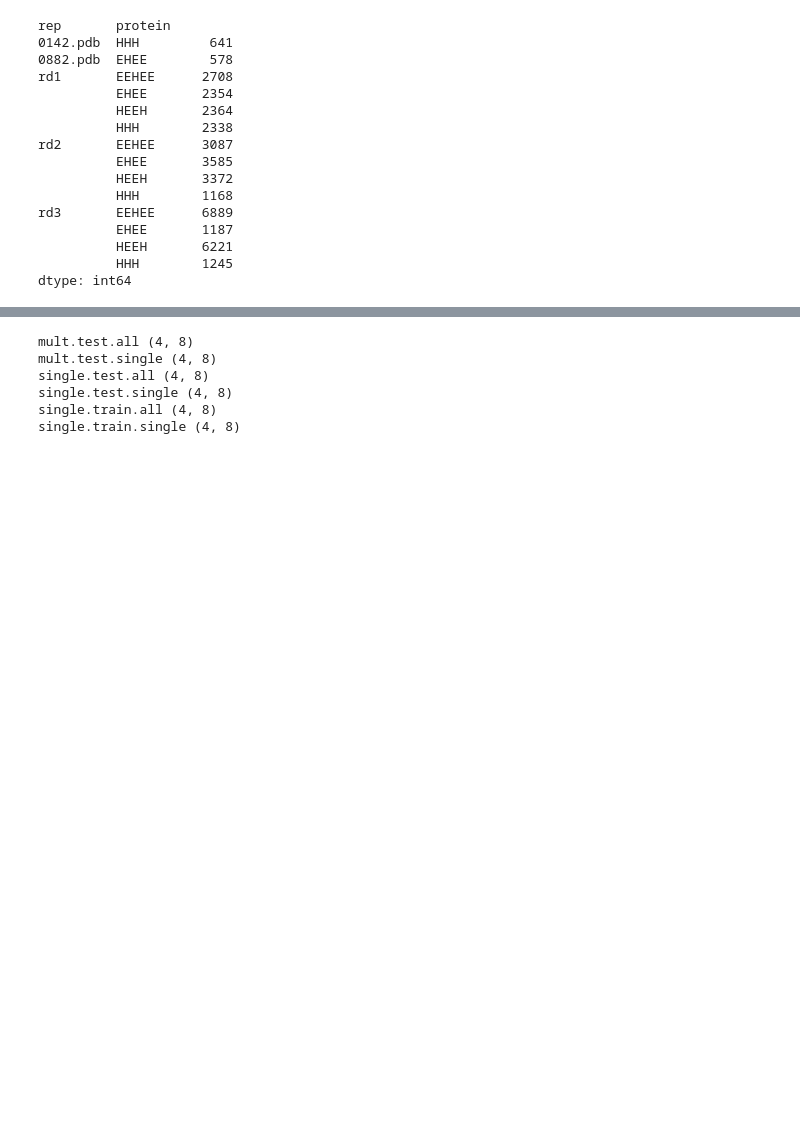
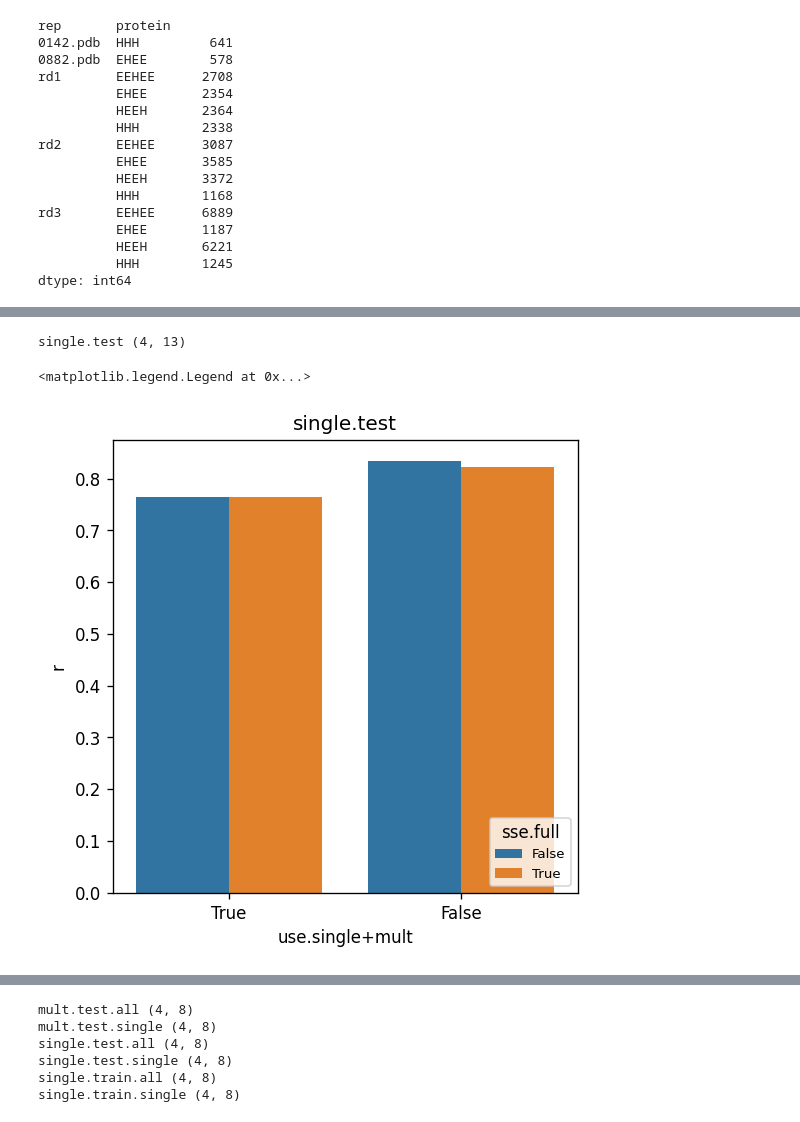
Before and after one commit to ilibarra/hackathon_2021_protein_stability, a Jupyter notebook: notebooks/train_n_test_submitted.ipynb, the cells around one changed output, grey strips where cells are left out. Saved outputs shown, nothing was run; the diff lists cells and outputs as text; code cells hidden in the pictures; blank space fills up the shorter version.

```diff
--- a/notebooks/train_n_test_submitted.ipynb
+++ b/notebooks/train_n_test_submitted.ipynb
@@ -50,6 +87,6 @@ import seaborn as sns
 # %%
-df['protein'] = df['name'].str.split('_').str[0]
-df['rep'] = df['name'].str.split('_').str[1]
+df['protein'] = df.index.str.split('_').str[0]
+df['rep'] = df.index.str.split('_').str[1]
 df.groupby(['rep', 'protein']).size()
 # %% [output]
 rep       protein
@@ -407,3 +524,19 @@ import seaborn as sns
+# %%
+label = 'single.test'
+grp = res[(res['label'] == 'single.test') & (res['n.epochs'] == 50)]
+
+rcParams['figure.figsize'] = 5, 5
+rcParams['figure.dpi'] = 120
+
+print(label, grp.shape)
+sns.barplot(data=grp, x='use.all', hue='use_simple_sse', y='r', order=[True, False])
+plt.xlabel('use.single+mult')
+plt.title(label)
+plt.legend(fontsize=8, loc='lower right', title='sse.full')
+# %% [output]
+single.test (4, 13)
+<matplotlib.legend.Legend at 0x...>
+[figure, added]
 # %%
 grp
 # %% [output]
```
Also changed, not shown: parts of 45 cells of this notebook, 41 other files.
